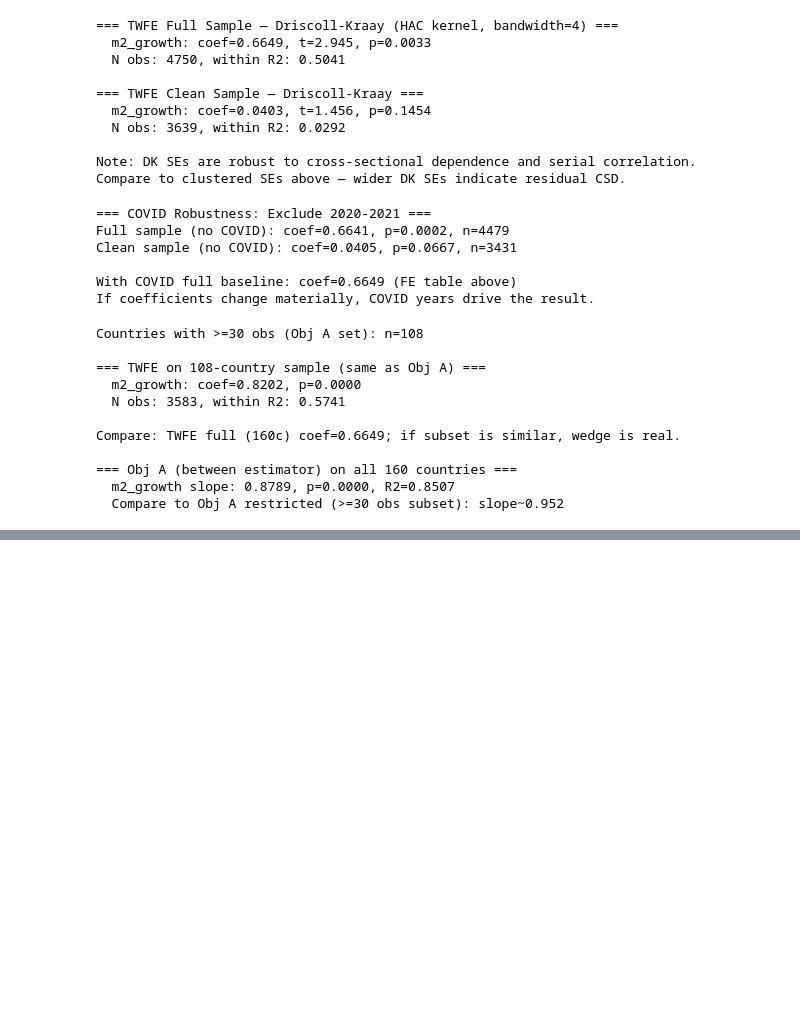
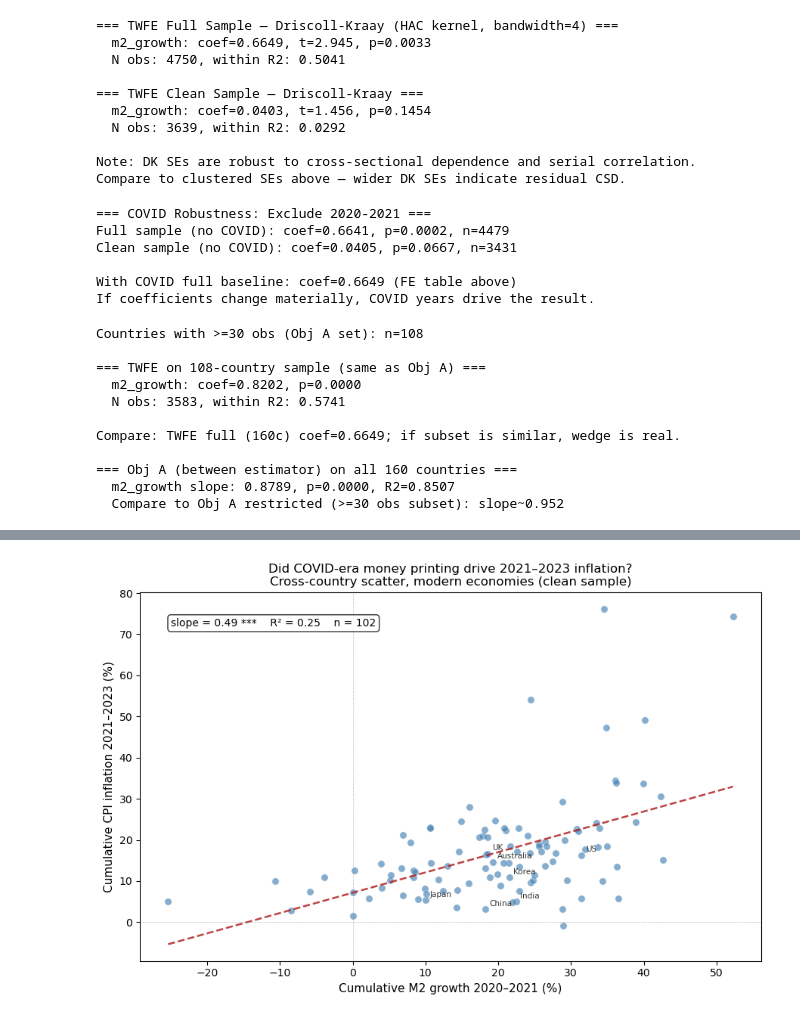
Before and after one commit to 4minutes-chung/monetary-panel-study, a Jupyter notebook: 03_analysis_notebooks/02_panel_fe_iv_baseline.ipynb, the cells around one changed output, grey strips where cells are left out. Drawn from its saved outputs; the diff is of its cells as text; code cells hidden in the pictures; blank space fills up the shorter version.

```diff
--- a/03_analysis_notebooks/02_panel_fe_iv_baseline.ipynb
+++ b/03_analysis_notebooks/02_panel_fe_iv_baseline.ipynb
@@ -564,0 +632,97 @@ Compare: TWFE full (160c) coef=0.6649; if subset is similar, wedge is real.
+# %%
+import matplotlib.pyplot as plt
+import matplotlib.cm as cm
+import numpy as np
+from statsmodels.regression.linear_model import OLS
+from statsmodels.tools import add_constant
+import warnings
+warnings.filterwarnings('ignore')
+
+# Build COVID episode data per country (clean sample only)
+clean = panel[panel['sample_low_inflation'] == 1].copy()
+
+# Cumulative M2 growth 2020-2021
+m2_covid = (
+    clean[clean['year'].isin([2020, 2021])]
+    .groupby('country')['m2_growth']
+    .sum()
+    .rename('m2_2020_2021')
+)
+
+# Cumulative inflation 2021-2023
+infl_covid = (
+    clean[clean['year'].isin([2021, 2022, 2023])]
+    .groupby('country')['inflation']
+    .sum()
+    .rename('infl_2021_2023')
+)
+
+covid_df = pd.concat([m2_covid, infl_covid], axis=1).dropna()
+covid_df = covid_df[
+    (covid_df['m2_2020_2021'].abs() < 1.0) &   # remove extreme outliers
+    (covid_df['infl_2021_2023'].abs() < 1.5)
+].copy()
+
+print(f"COVID scatter: n countries = {len(covid_df)}")
+
+# OLS
+X = add_constant(covid_df['m2_2020_2021'])
+y = covid_df['infl_2021_2023']
+res_covid = OLS(y, X).fit(cov_type='HC1')
+slope = res_covid.params['m2_2020_2021']
+pval = res_covid.pvalues['m2_2020_2021']
+r2 = res_covid.rsquared
+
+print(f"Slope: {slope:.3f}, p={pval:.4f}, R\u00b2={r2:.3f}")
+
+# Plot
+fig, ax = plt.subplots(figsize=(9, 6))
+
+ax.scatter(
+    covid_df['m2_2020_2021'] * 100,
+    covid_df['infl_2021_2023'] * 100,
+    alpha=0.65, s=45, color='steelblue', edgecolors='white', linewidths=0.4
+)
+
+# Label notable countries
+label_countries = ['United States', 'Japan', 'Germany', 'United Kingdom',
+                   'China', 'Brazil', 'Korea, Rep.', 'India', 'Australia', 'Canada']
+for country_name, row in covid_df.iterrows():
+    if country_name in label_countries:
+        display_name = (country_name
+                        .replace('United States', 'US')
+                        .replace('United Kingdom', 'UK')
+                        .replace('Korea, Rep.', 'Korea'))
+        ax.annotate(
+            display_name,
+            xy=(row['m2_2020_2021'] * 100, row['infl_2021_2023'] * 100),
+            xytext=(4, 3), textcoords='offset points', fontsize=7.5, color='#333'
+        )
+
+# Regression line
+x_range = np.linspace(covid_df['m2_2020_2021'].min(), covid_df['m2_2020_2021'].max(), 100)
+y_fit = res_covid.params['const'] + slope * x_range
+ax.plot(x_range * 100, y_fit * 100, color='firebrick', linewidth=1.8, linestyle='--', alpha=0.85)
+
+sig_str = "***" if pval < 0.01 else "**" if pval < 0.05 else "*" if pval < 0.1 else "n.s."
+ax.text(0.05, 0.93,
+        f"slope = {slope:.2f} {sig_str}    R\u00b2 = {r2:.2f}    n = {len(covid_df)}",
+        transform=ax.transAxes, fontsize=10, verticalalignment='top',
+        bbox=dict(boxstyle='round,pad=0.3', facecolor='white', alpha=0.8))
+
+ax.set_xlabel("Cumulative M2 growth 2020\u20132021 (%)", fontsize=11)
+ax.set_ylabel("Cumulative CPI inflation 2021\u20132023 (%)", fontsize=11)
+ax.set_title("Did COVID-era money printing drive 2021\u20132023 inflation?\nCross-country scatter, modern economies (clean sample)", fontsize=12)
+ax.axhline(0, color='grey', linewidth=0.5, linestyle=':')
+ax.axvline(0, color='grey', linewidth=0.5, linestyle=':')
+
+plt.tight_layout()
+output_path = '/Users/stevenchung/Desktop/P12B_File/Monetary_Panel/04_current_results/figures/covid_money_inflation_scatter.png'
+plt.savefig(output_path, dpi=150, bbox_inches='tight')
+plt.show()
+print(f"Saved: {output_path}")
+print(f"\nKey finding: slope={slope:.3f}, p={pval:.4f}")
+print("Positive slope = countries that printed more in 2020-21 got more inflation in 2021-23.")
+print("This tests the moderate monetarist view: COVID fiscal money (not QE) drove inflation.")
+print("Caveat: bigger M2 expansion also correlated with bigger fiscal stimulus & COVID severity.")
+# %% [output]
@@ -564,0 +731 @@ Compare: TWFE full (160c) coef=0.6649; if subset is similar, wedge is real.
+[figure, added]
```
Also changed, not shown: parts of 3 cells of this notebook, 2 other files.
